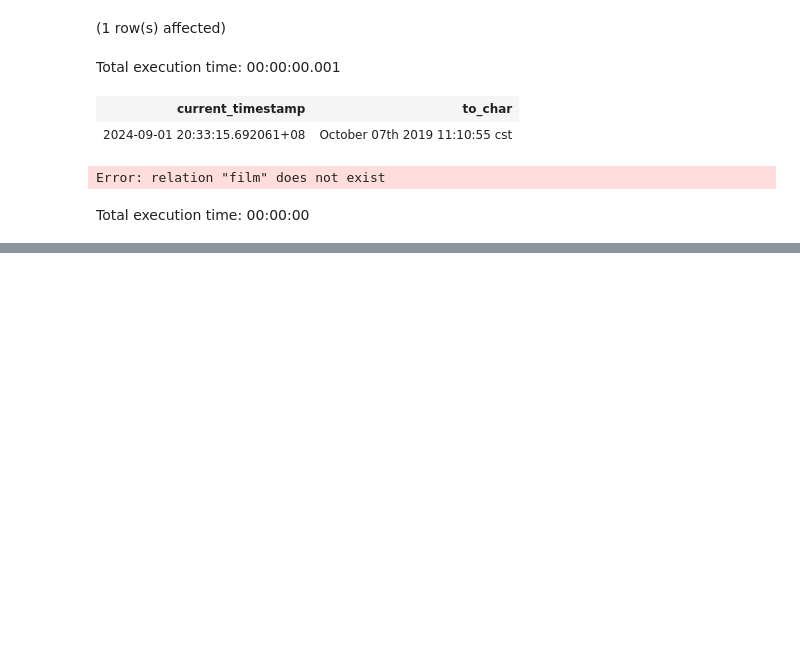
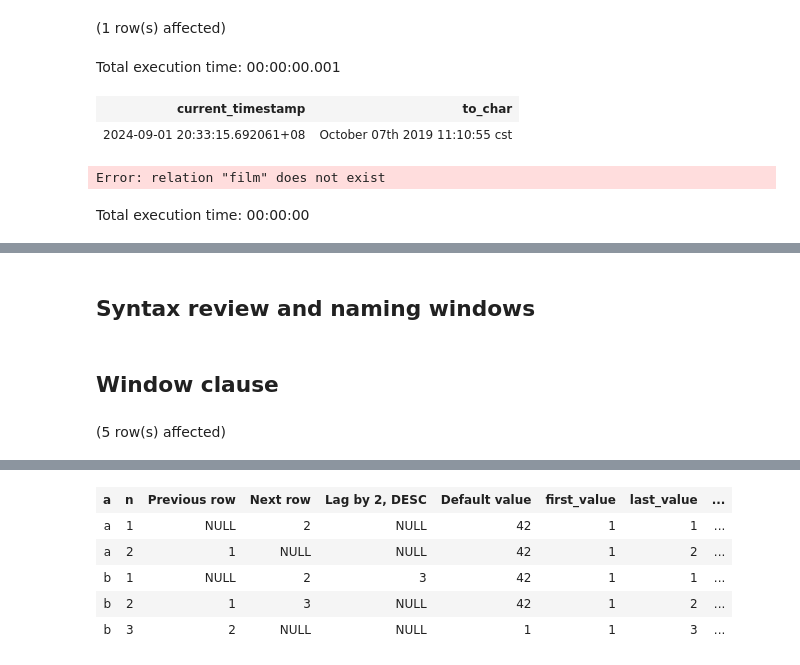
Before and after one commit to yaowenqiang/postgresql_functions_playbook, a Jupyter notebook: Notebook-1.ipynb, the cells around one changed output, grey strips where cells are left out. Drawn from its saved outputs; the diff is of its cells as text; code cells hidden in the pictures; blank space fills up the shorter version.

```diff
--- a/Notebook-1.ipynb
+++ b/Notebook-1.ipynb
@@ -1341,0 +1556,2 @@ Total execution time: 00:00:00
+# %% [markdown]
+## Syntax review and naming windows
@@ -1341,0 +1583,19 @@ Total execution time: 00:00:00
+# %% [markdown]
+## Window clause
+# %%
+SELECT a,
+       n,
+       LAG(n) OVER w1          AS "Previous row",
+       LEAD(n) OVER w1         AS "Next row",
+       LAG(n, 2) OVER w2       AS "Lag by 2, DESC",
+       LEAD(n, 2, 42) OVER w2  AS "Default value",
+       FIRST_VALUE(n) OVER w1,
+       LAST_VALUE(n) OVER w1,
+       NTH_VALUE(n, 2) OVER w2 AS "2end from end",
+       ROW_NUMBER() OVER w1    AS "rn"
+FROM (VALUES ('a', 1), ('a', 2), ('b', 1), ('b', 2), ('b', 3)) v(a, n)
+WINDOW w1 AS (PARTITION BY a ORDER BY n ASC),
+       w2 AS (PARTITION BY a ORDER BY n DESC)
+ORDER BY a, n;
+# %% [output]
+(5 row(s) affected)
@@ -1341,0 +1603,6 @@ Total execution time: 00:00:00
+| a | n | Previous row | Next row | Lag by 2, DESC | Default value | first_value | last_value | ... |
+| a | 1 | NULL | 2 | NULL | 42 | 1 | 1 | ... |
+| a | 2 | 1 | NULL | NULL | 42 | 1 | 2 | ... |
+| b | 1 | NULL | 2 | 3 | 42 | 1 | 1 | ... |
+| b | 2 | 1 | 3 | NULL | 42 | 1 | 2 | ... |
+| b | 3 | 2 | NULL | NULL | 1 | 1 | 3 | ... |
```
Also changed, not shown: parts of 30 cells of this notebook.
